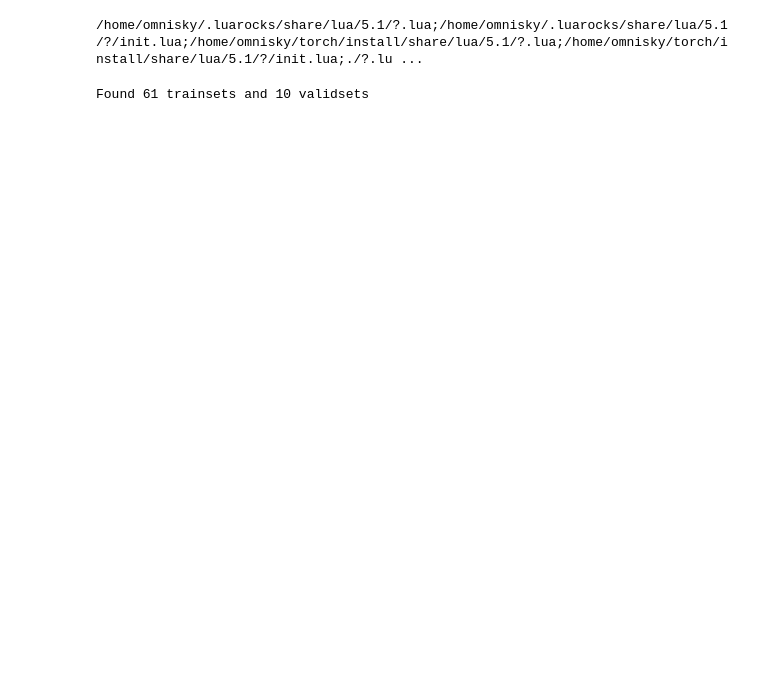
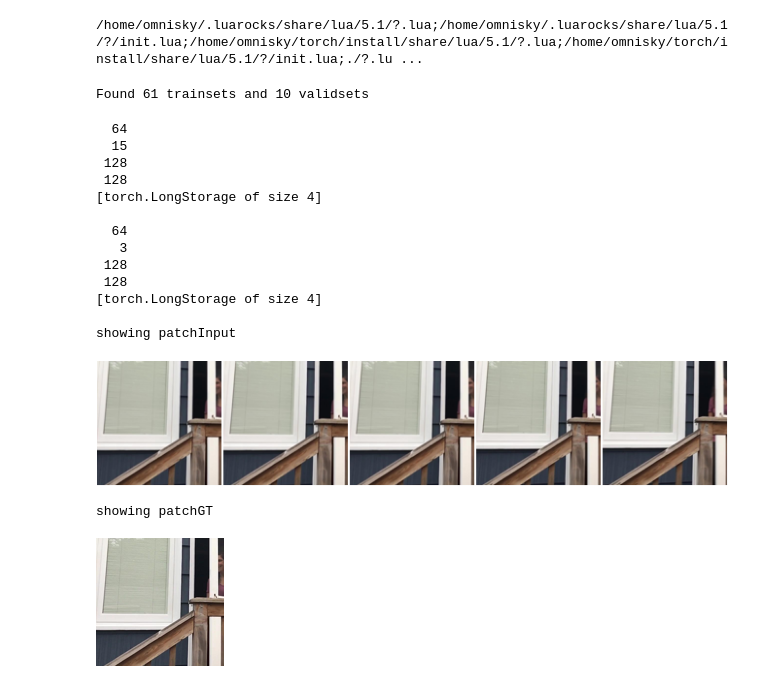
Before and after one commit to chengzhag/DeepVideoDeblurring, a Jupyter notebook: train/train.ipynb, the cells around one changed output. Cells and saved outputs as stored; diff of their text form; code cells hidden in the pictures; blank space fills up the shorter version.

```diff
--- a/train/train.ipynb
+++ b/train/train.ipynb
@@ -198,0 +95,44 @@ bn_meanvarSaveDir = 'bn_meanvar.t7'
+# %%
+-- load and show first batch
+require 'math'
+matio = require 'matio'
+
+function loadBatch(videoNames,iVideo,iBatch)
+    sampleDir = batchDirs[videoNames[iVideo] ][iBatch]
+--     print('loading batch ' .. sampleDir)
+    batchSample = matio.load(sampleDir)
+    return batchSample.batchInputTorch, batchSample.batchGTTorch
+end
+
+batchInputSample,batchGTSample = loadBatch(videoNames,1,1);
+print(#batchInputSample)
+print(#batchGTSample)
+
+
+function showSampleBatch(batchInput,batchGT)
+    print('showing patchInput')
+    local patchInputSample = batchInput[1]
+    itorch.image(patchInputSample:contiguous():view(5,3,128,128))
+
+    print('showing patchGT')
+    local patchGTSample = batchGT[1]
+    itorch.image(patchGTSample)
+end
+showSampleBatch(batchInputSample,batchGTSample)
+# %% [output]
+  64
+  15
+ 128
+ 128
+[torch.LongStorage of size 4]
+
+  64
+   3
+ 128
+ 128
+[torch.LongStorage of size 4]
+
+showing patchInput
+[figure, added]
+showing patchGT
+[figure, added]
```
Also changed, not shown: parts of 23 cells of this notebook, 5 other files.
